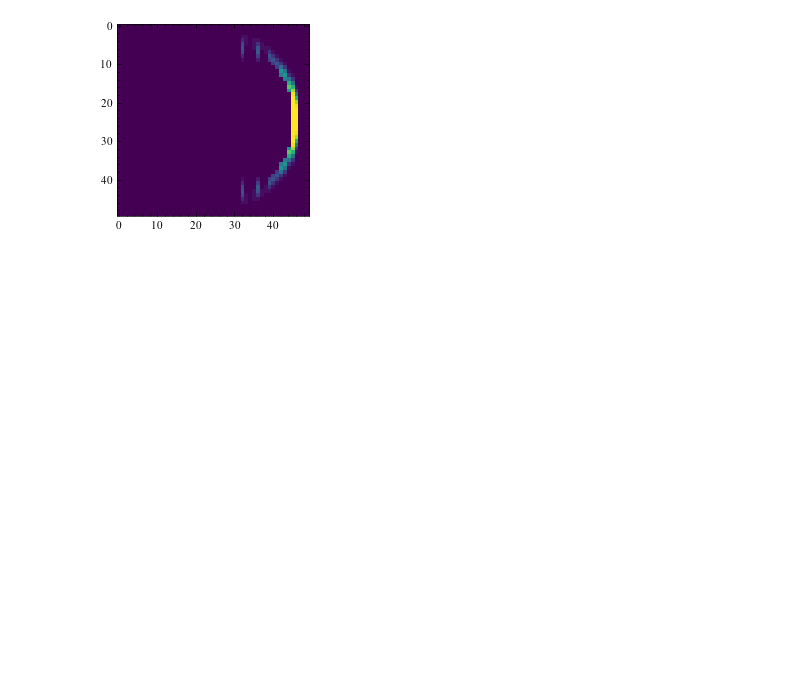
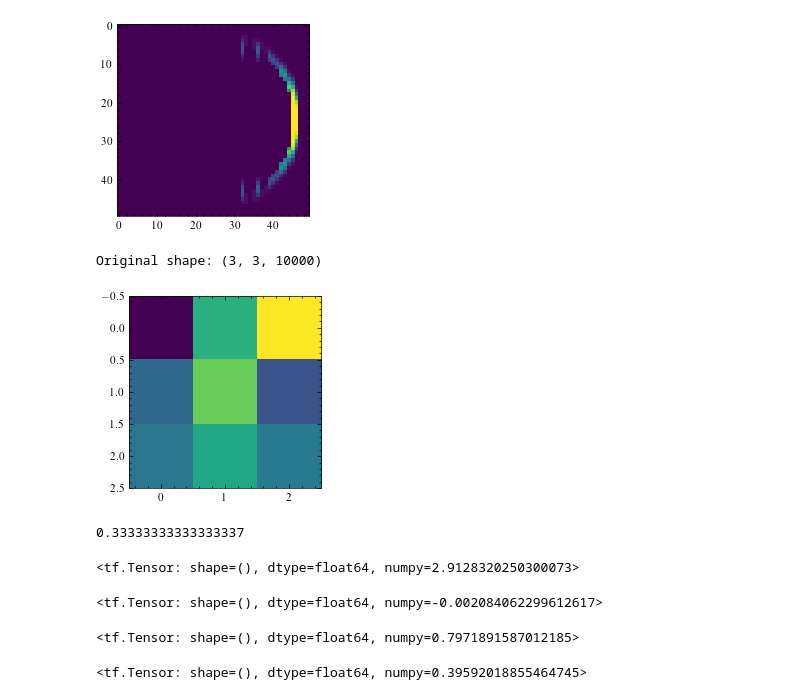
Before and after one commit to liamaltarac/miv_cvpr, a Jupyter notebook: orrientation_conv/hand_malus.ipynb, the cells around one changed output. Drawn from its saved outputs; the diff is of its cells as text; code cells hidden in the pictures; blank space fills up the shorter version.

```diff
--- a/orrientation_conv/hand_malus.ipynb
+++ b/orrientation_conv/hand_malus.ipynb
@@ -357,3 +353,41 @@ plt.imshow((i2_same - i)[0, ..., 0])
 # %% [output]
 <matplotlib.image.AxesImage at 0x...>
 [figure]
+# %%
+img = np.random.normal(loc=0.0, scale=1.0, size=(3, 3, 10000))
+print("Original shape:", img.shape)
+
+# Pad with 10 pixels of zeros on all sides
+#img = np.pad(img, pad_width=((10, 10), (10, 10)), mode='constant', constant_values=0)
+fig, ax= plt.subplots(1,1)
+
+im =ax.imshow(img[:,:,0])
+# %% [output]
+Original shape: (3, 3, 10000)
+[figure, added]
+# %%
+w = np.zeros((3,3,1))
+
+w[:,:,0] = (np.cos(angle))*np.array([[1,0,-1], [1,0,-1], [1,0,-1]]) + ( np.sin(angle))*np.array([[1,1,1], [0,0,0], [-1,-1,-1]])
+w[:,:,0] = ( w[:,:,0] )  / (tf.math.reduce_euclidean_norm(w))
+print(np.std(w))
+# %% [output]
+0.33333333333333337
+# %%
+tf.reduce_mean(tf.math.reduce_euclidean_norm(img, axis=(0,1)))
+# %% [output]
+<tf.Tensor: shape=(), dtype=float64, numpy=2.9128320250300073>
+# %%
+tf.reduce_mean(tf.math.reduce_sum(img*w, axis=(0,1)))
+# %% [output]
+<tf.Tensor: shape=(), dtype=float64, numpy=-0.002084062299612617>
+# %%
+tf.reduce_mean(tf.sqrt(np.random.normal(loc=0.0, scale=1.0, size=(3, 3, 10000))**2))
+# %% [output]
+<tf.Tensor: shape=(), dtype=float64, numpy=0.7971891587012185>
+# %%
+
+
+tf.reduce_mean(tf.nn.relu(tf.reduce_sum(img*w, axis=(0,1))))
+# %% [output]
+<tf.Tensor: shape=(), dtype=float64, numpy=0.39592018855464745>
```
Also changed, not shown: parts of 5 cells of this notebook, 8 other files.
